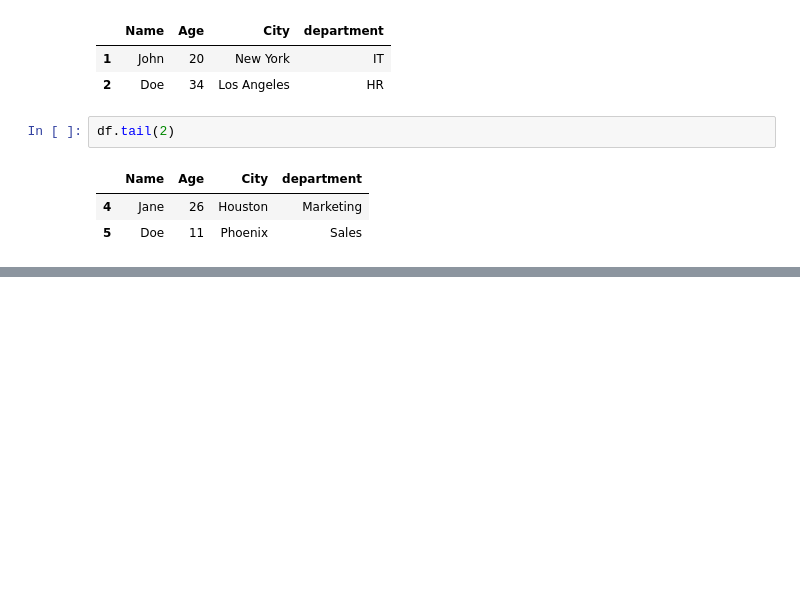
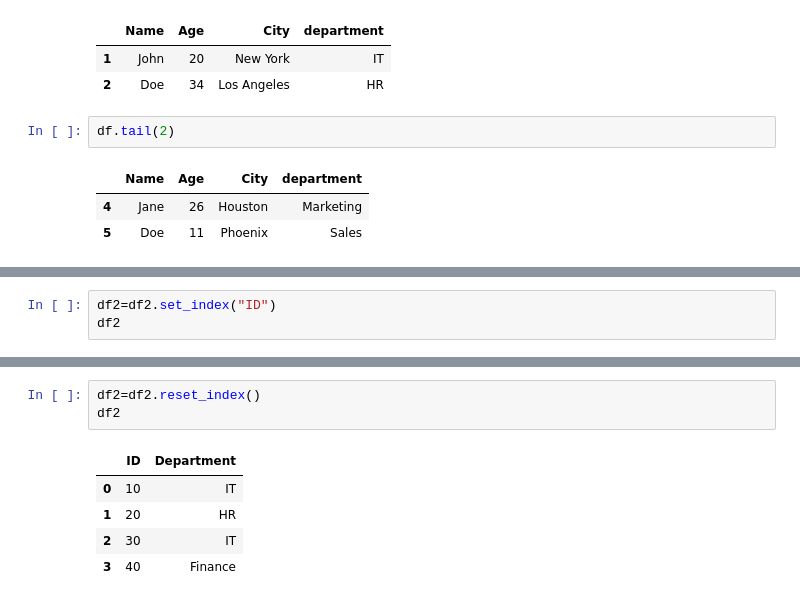
Before and after one commit to NikitaRakhade29/Python-Code, a Jupyter notebook: pandas.ipynb, the cells around one changed output, grey strips where cells are left out. Saved outputs shown, nothing was run; the diff lists cells and outputs as text; blank space fills up the shorter version.

```diff
--- a/pandas.ipynb
+++ b/pandas.ipynb
@@ -124,0 +391,3 @@ df.tail(2)
+# %%
+df2=df2.set_index("ID")
+df2
@@ -124,0 +401,9 @@ df.tail(2)
+# %%
+df2=df2.reset_index()
+df2
+# %% [output]
+|  | ID | Department |
+| 0 | 10 | IT |
+| 1 | 20 | HR |
+| 2 | 30 | IT |
+| 3 | 40 | Finance |
```
Also changed, not shown: parts of 37 cells of this notebook.
